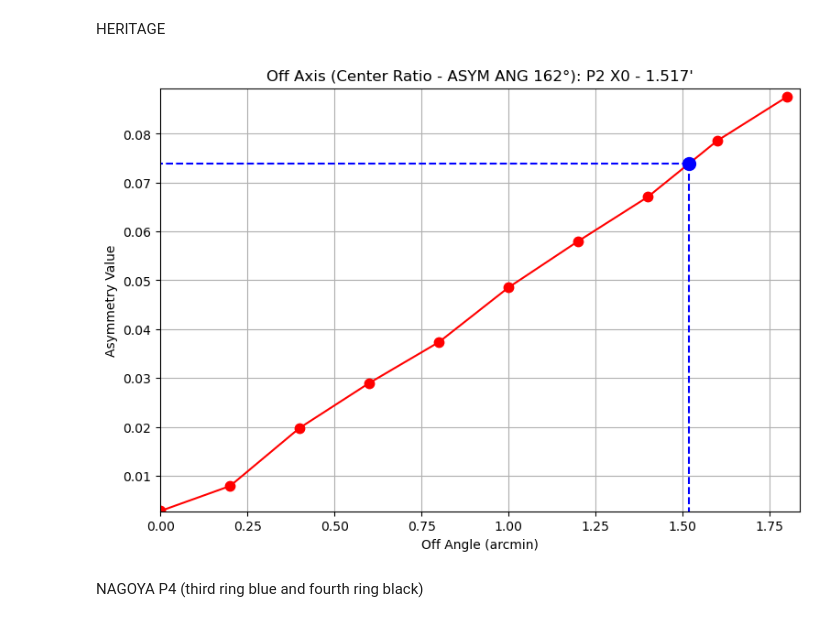
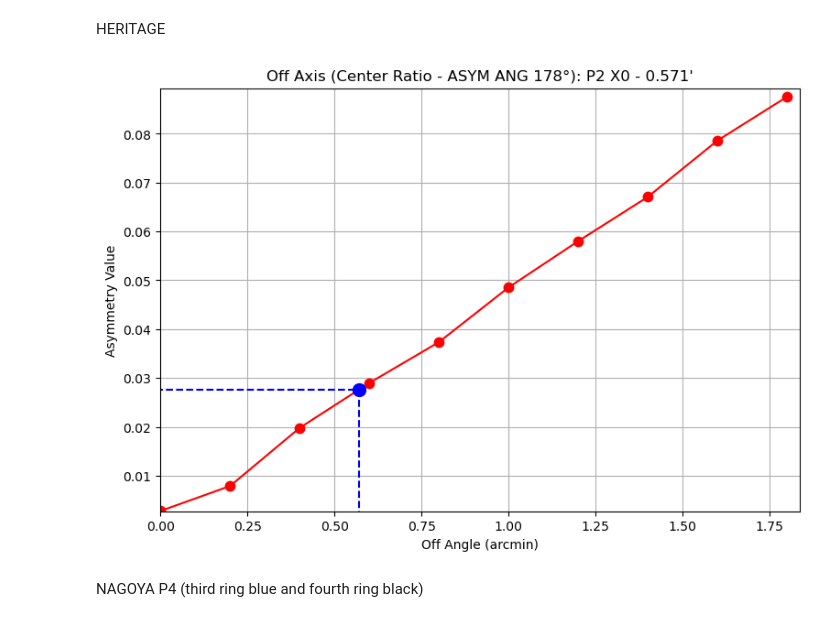
Before and after one commit to dannysun91/opal_foxsi, a Jupyter notebook: python_code/off_angle.ipynb, the cells around one changed output. Cells and saved outputs as stored; diff of their text form; code cells hidden in the pictures.

```diff
--- a/python_code/off_angle.ipynb
+++ b/python_code/off_angle.ipynb
@@ -78,36 +78,36 @@ ani.save("magnetogram.mp4", writer="ffmpeg", dpi=150)
 # %% [markdown]
 HERITAGE
 # %%
-data_offaxis = 0.07381877478056943
-ang_offaxis = 162.019094101021
+data_offaxis = 0.02765183050852103
+ang_offaxis = 178.44430364815406
 
 sim_offaxis = np.array([0.0027690215065726926,0.007877376529590108,0.0197810098870243,0.028975685402093,0.037342640308786555,0.04853892731379359,0.05801128173282485,0.0670718096141247,0.07860331508118105,0.08757239767630685])
 sim_angles = np.array([0,0.2,0.4,0.6,0.8,1.0,1.2,1.4,1.6,1.8])
 lab_offaxis  = 'Center Ratio'
 
 pos = 2
 xmod = 0
 
 offangle = np.interp(data_offaxis,sim_offaxis,sim_angles)
 
 plt.figure(figsize=(9,6))
 plt.plot(sim_angles,sim_offaxis,'r.-',markersize=15)
 plt.plot([-1,offangle],[data_offaxis,data_offaxis],'b--')
 plt.plot([offangle,offangle],[data_offaxis,sim_offaxis[0]*.98],'b--')
 plt.plot(offangle,data_offaxis,'b.',markersize=20)
 plt.xlim([sim_angles[0]*.98,sim_angles[-1]*1.02])
 plt.ylim([sim_offaxis[0]*.98,sim_offaxis[-1]*1.02])
 #plt.xlim([sim_angles[0]*.98,1.9])
 #plt.ylim([sim_offaxis[0]*.98,.105])
 #plt.xlim(10.5,13.0)
 #plt.ylim(.3,.4)
 plt.grid()
 plt.xlabel('Off Angle (arcmin)')
 plt.ylabel('Asymmetry Value')
 plt.title("Off Axis ("+lab_offaxis+" - ASYM ANG {:.0f}°".format(ang_offaxis)+"): P"+str(pos)+ " X"+str(xmod)+ " - {:.3f}\'".format(offangle))
 plt.show()
 # %% [output]
-[figure, old version]
+[figure, new version]
 # %% [markdown]
 NAGOYA P4 (third ring blue and fourth ring black)
 # %%
```
Also changed, not shown: parts of 3 cells of this notebook.
